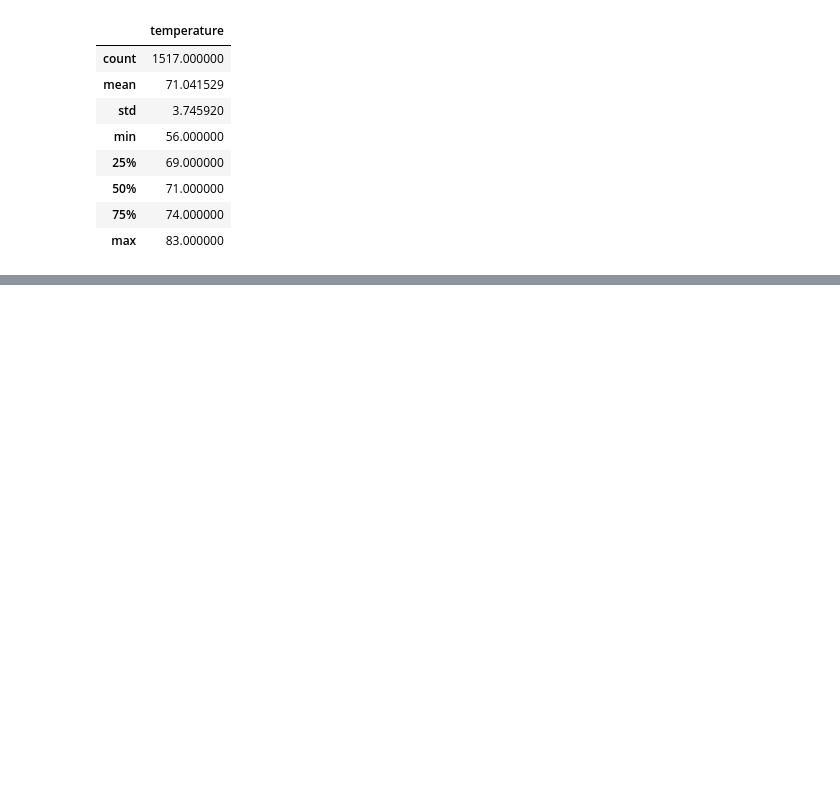
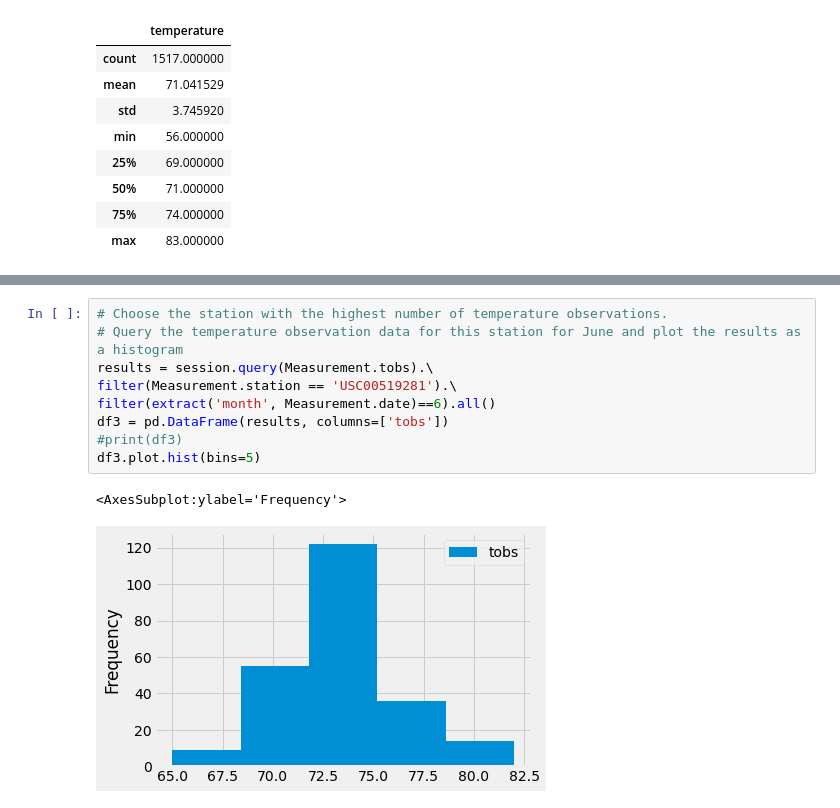
Before and after one commit to bnbullock/surfs_up, a Jupyter notebook: SurfsUp_Challenge.ipynb, the cells around one changed output, grey strips where cells are left out. Drawn from its saved outputs; the diff is of its cells as text; blank space fills up the shorter version.

```diff
--- a/SurfsUp_Challenge.ipynb
+++ b/SurfsUp_Challenge.ipynb
@@ -83,0 +169,12 @@ df2.describe()
+# %%
+# Choose the station with the highest number of temperature observations.
+# Query the temperature observation data for this station for June and plot the results as a histogram
+results = session.query(Measurement.tobs).\
+filter(Measurement.station == 'USC00519281').\
+filter(extract('month', Measurement.date)==6).all()
+df3 = pd.DataFrame(results, columns=['tobs'])
+#print(df3)
+df3.plot.hist(bins=5)
+# %% [output]
+<AxesSubplot:ylabel='Frequency'>
+[figure, added]
```
Also changed, not shown: parts of 9 cells of this notebook, 8 other files.
